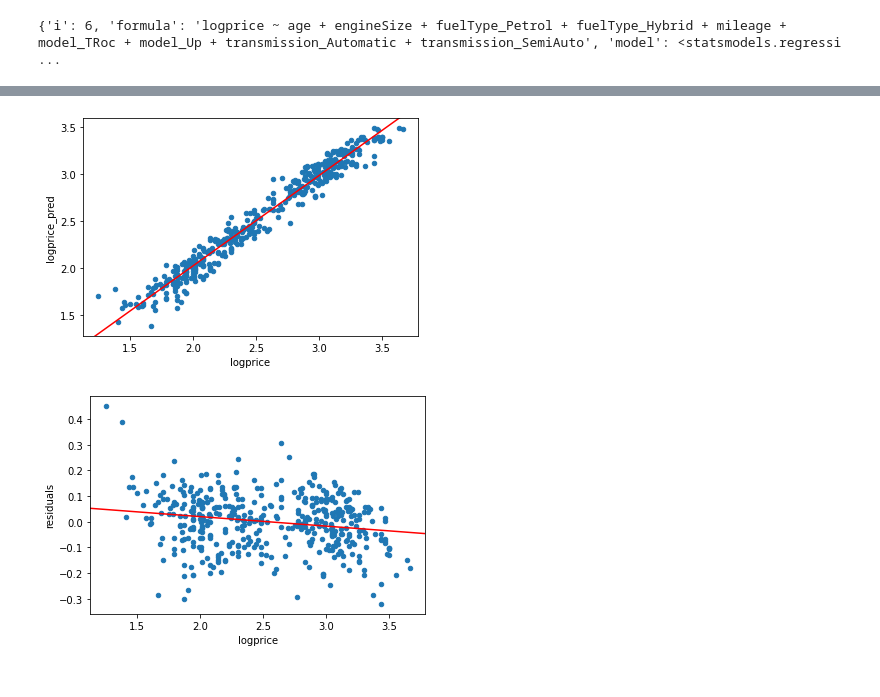
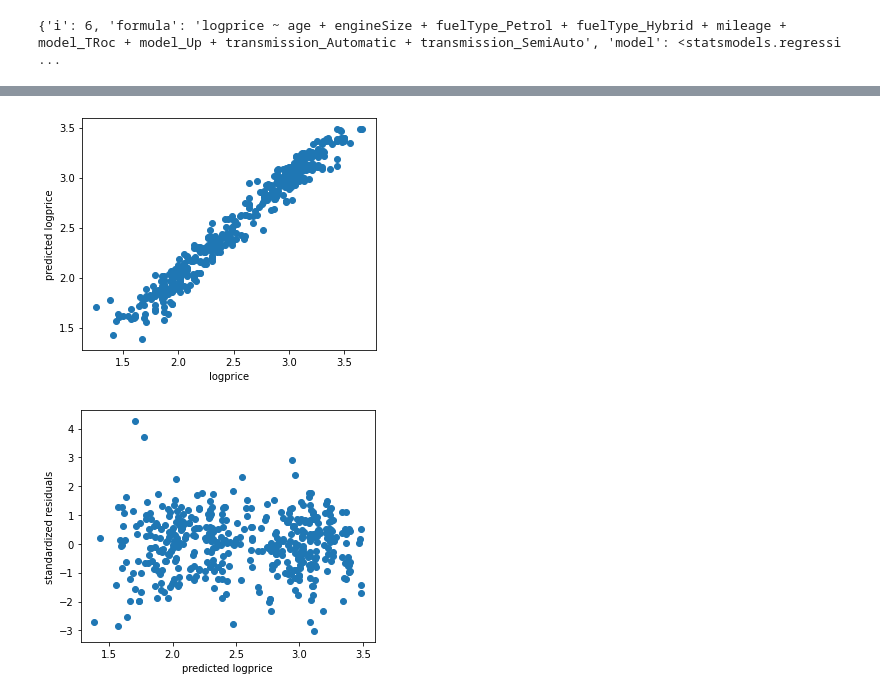
Before and after one commit to tadeohepperle/introductory-case-studies-project3, a Jupyter notebook: main.ipynb, the cells around one changed output, grey strips where cells are left out. Cells and saved outputs as stored; diff of their text form; code cells hidden in the pictures.

Commit message:
results 3

```diff
--- a/main.ipynb
+++ b/main.ipynb
@@ -115,7 +115,7 @@ def qqplot(arrx, arry,  title = "title", xlabel = "xlabel",ylabel = "ylabel", sa
         quantilesx.append(stats.norm.ppf(q) if (type(arrx) is type(None)) else np.quantile(arrx,q))
         quantilesy.append(stats.norm.ppf(q) if (type(arry) is type(None)) else np.quantile(arry,q))
     fig, ax = plt.subplots()
-    fig.set_size_inches(3.5, 3.5)
+    fig.set_size_inches(3,3)
     ax.set_title(title)
     ax.set_ylabel(ylabel)
     ax.set_xlabel(xlabel)
@@ -133,9 +133,10 @@ def qqplot(arrx, arry,  title = "title", xlabel = "xlabel",ylabel = "ylabel", sa
 qqplot([1,2,3,10,4,5,6,7,8,9], [0.25,0.5,4,8,16,32,64,128,256,1,2])
 
 
-def scatter(arrx, arry,  title = "title", xlabel = "xlabel",ylabel = "ylabel", savepath = ""):
+def scatter(arrx, arry,  title = "title", xlabel = "xlabel",ylabel = "ylabel", savepath = "", size=(3,3)):
     fig, ax = plt.subplots()
-    fig.set_size_inches(3.5, 3.5)
+    inx,iny = size
+    fig.set_size_inches(inx,iny)
     ax.set_title(title)
     ax.set_ylabel(ylabel)
     ax.set_xlabel(xlabel)
@@ -340,21 +367,19 @@ Notes:
 # %%
 from statsmodels.graphics.regressionplots import abline_plot
 # prediction plot
 y = df["logprice"]
-df["logprice_pred"] = modelresults.predict(df)
+df["predicted logprice"] = modelresults.predict(df)
 df["residuals"] = df["logprice_pred"] - df["logprice"]
+df["standardized residuals"] = (df["residuals"] - df["residuals"].mean())/df["residuals"].std(ddof=0)
 # scatter-plot regression
-ax = df.plot(x='logprice', y='logprice_pred', kind='scatter')
-abline_plot(model_results=ols("logprice_pred ~ logprice", df).fit(), ax=ax, color="red")
-plt.show()
 
-# scatter-plot residuals
 
-ax = df.plot(x='logprice', y='residuals', kind='scatter')
-abline_plot(model_results=ols("residuals ~ logprice", df).fit(), ax=ax, color="red")
-plt.show()
+scatter(df['logprice'], df['predicted logprice'], title="", ylabel='predicted logprice', xlabel='logprice', savepath="./latex/images/finalmodel1.png", size=(5,4))
 
-# residuals sum up to 0 but are not uncorrelated with logprice. Therefore no good model fit yet.
+scatter(df['predicted logprice'], df['standardized residuals'], title="", ylabel='standardized residuals', xlabel='predicted logprice', savepath="./latex/images/finalmodel2.png", size=(5,4))
+
+# abline_plot(model_results=ols("logprice_pred ~ logprice", df).fit(), ax=ax, color="red")
+# abline_plot(model_results=ols("residuals ~ logprice", df).fit(), ax=ax, color="red")
 # %% [output]
-[figure, old version]
+[figure, new version]
-[figure, old version]
+[figure, new version]
```
Also changed, not shown: parts of 5 cells of this notebook, 12 other files.
